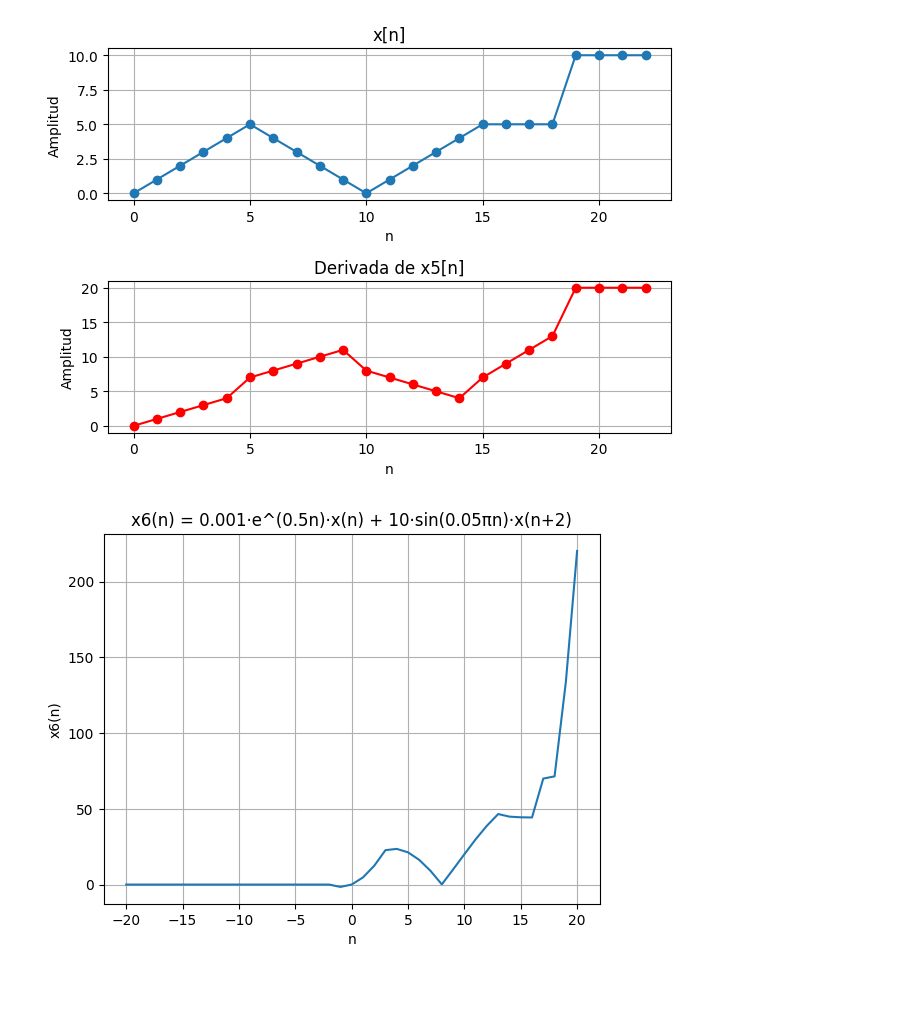
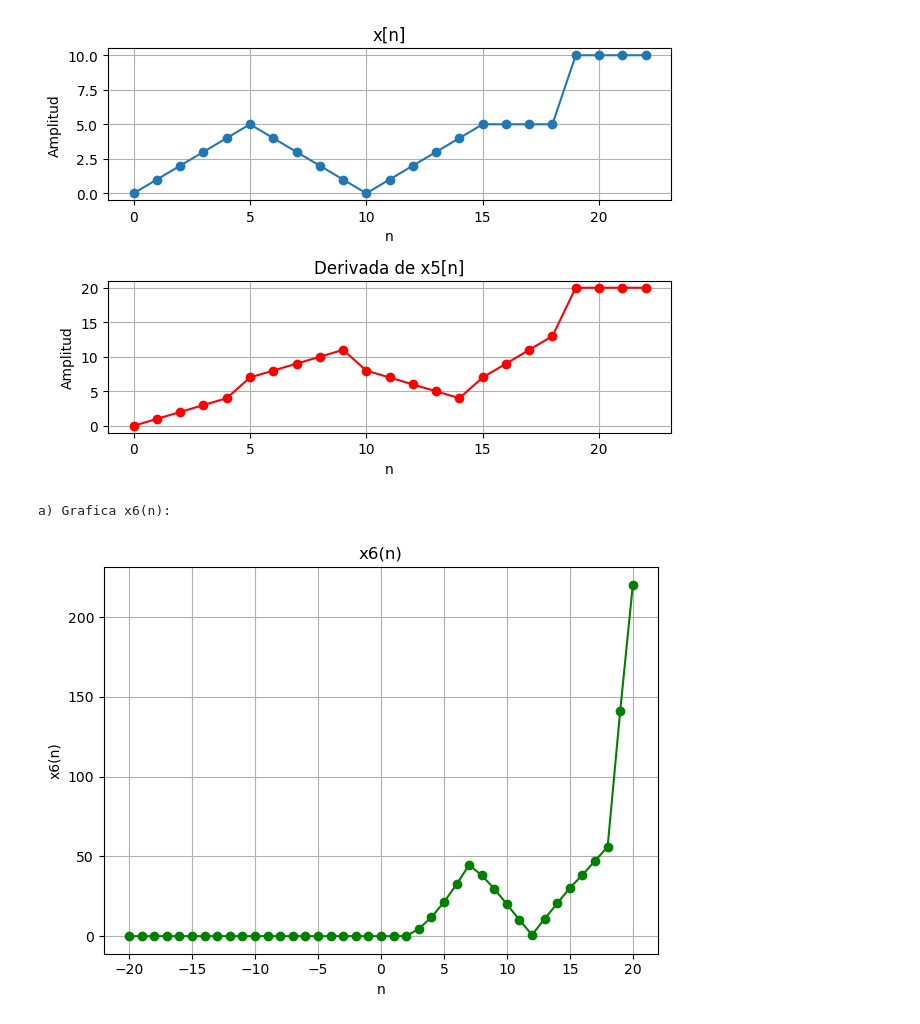
Before and after one commit to velezosoriofabio/Laboratorio_Biosenales, a Jupyter notebook: Practica2_senales y sistemas discretos/Senales_discretas.ipynb, the cells around one changed output. Drawn from its saved outputs; the diff is of its cells as text; code cells hidden in the pictures; blank space fills up the shorter version.

Commit message:
punto 5 parte b dominio

```diff
--- a/Practica2_senales y sistemas discretos/Senales_discretas.ipynb
+++ b/Practica2_senales y sistemas discretos/Senales_discretas.ipynb
@@ -163,7 +163,7 @@ x = np.piecewise(n, [
     (n >= 0) & (n <= 5),     # parte1: 0,1,2,3,4,5
     (n >= 6) & (n <= 10),    # parte2: 4,3,2,1,0
     (n >= 11) & (n <= 15),   # parte3: 1,2,3,4,5
-    (n >= 16) & (n <= 19),   # parte4: 5,5,5
+    (n >= 16) & (n <= 18),   # parte4: 5,5,5
     (n >= 19) & (n <= 22)    # parte5: 10,10,10,10
 ], [
     lambda n: n,
@@ -200,35 +200,52 @@ plt.tight_layout()
 a) Graficas: x(n) y x5(n)
 [figure]
 # %%
-# Rango de nm
+'''Numeral (b)'''
+
+# Dominio de x6(n)
 n = np.arange(-20, 21)
 
-# x(n) definido solo desde 0 a 22 (tu secuencia original)
-x_definido = np.array([0,1,2,3,4,5,4,3,2,1,0,1,2,3,4,5,5,5,5,10,10,10,10])
-n_x = np.arange(0, len(x_definido))
-
-# Creamos x(n) extendido en el rango -20 a 20, rellenando con 0 donde no esté definido
-x = np.zeros_like(n, dtype=float)
+# Rango x(n)
+n_def = np.arange(0, 23)
+x_def = np.piecewise(n_def, [
+    (n_def >= 0) & (n_def <= 5),     # parte1: 0,1,2,3,4,5
+    (n_def >= 6) & (n_def <= 10),    # parte2: 4,3,2,1,0
+    (n_def >= 11) & (n_def <= 15),   # parte3: 1,2,3,4,5
+    (n_def >= 16) & (n_def <= 18),   # parte4: 5,5,5
+    (n_def >= 19) & (n_def <= 22)    # parte5: 10,10,10,10
+], [
+    lambda n: n,
+    lambda n: 10 - n,
+    lambda n: n - 10,
+    lambda n: 5,
+    lambda n: 10
+])
+# x(n) nuevo dominio
+x_n = np.zeros_like(n, dtype=float)
 
 for i, ni in enumerate(n):
-    if 0 <= ni < len(x_definido):
-        x[i] = x_definido[ni]
+    if 0 <= ni < len(x_def):
+        x_n[i] = x_def[ni]
     else:
-        x[i] = 0
+        x_n[i] = 0
 
-# Crear x(n+2), o sea desplazar x(n) 2 a la izquierda (llenando con ceros al final)
-x_n_plus_2 = np.zeros_like(x)
-x_n_plus_2[:-2] = x[2:]  # valores de x desde posición 2 en adelante
 
-# Fórmula de x6(n)
-x6 = 0.001 * np.exp(0.5 * n) * x + 10 * np.sin(0.05 * np.pi * n) * x_n_plus_2
+# x(n+2)
+x_n_plus_2 = np.zeros_like(x_n)
+x_n_plus_2[2:] = x_n[:-2]
 
-# Graficar
-plt.plot(n, x6)
-plt.title("x6(n) = 0.001·e^(0.5n)·x(n) + 10·sin(0.05πn)·x(n+2)")
+# x6(n)
+x6 = 0.001 * np.exp(0.5 * n) * x_n + 10 * np.sin(0.05 * np.pi * n) * x_n_plus_2
+
+print("\na) Grafica x6(n):")
+# Grafica:
+plt.plot(n, x6, '-o', color='g')
+plt.title("x6(n)")
 plt.xlabel("n")
 plt.ylabel("x6(n)")
 plt.grid(True)
+plt.tight_layout()
 plt.show()
 # %% [output]
+a) Grafica x6(n):
-[figure, old version]
+[figure, new version]
```
